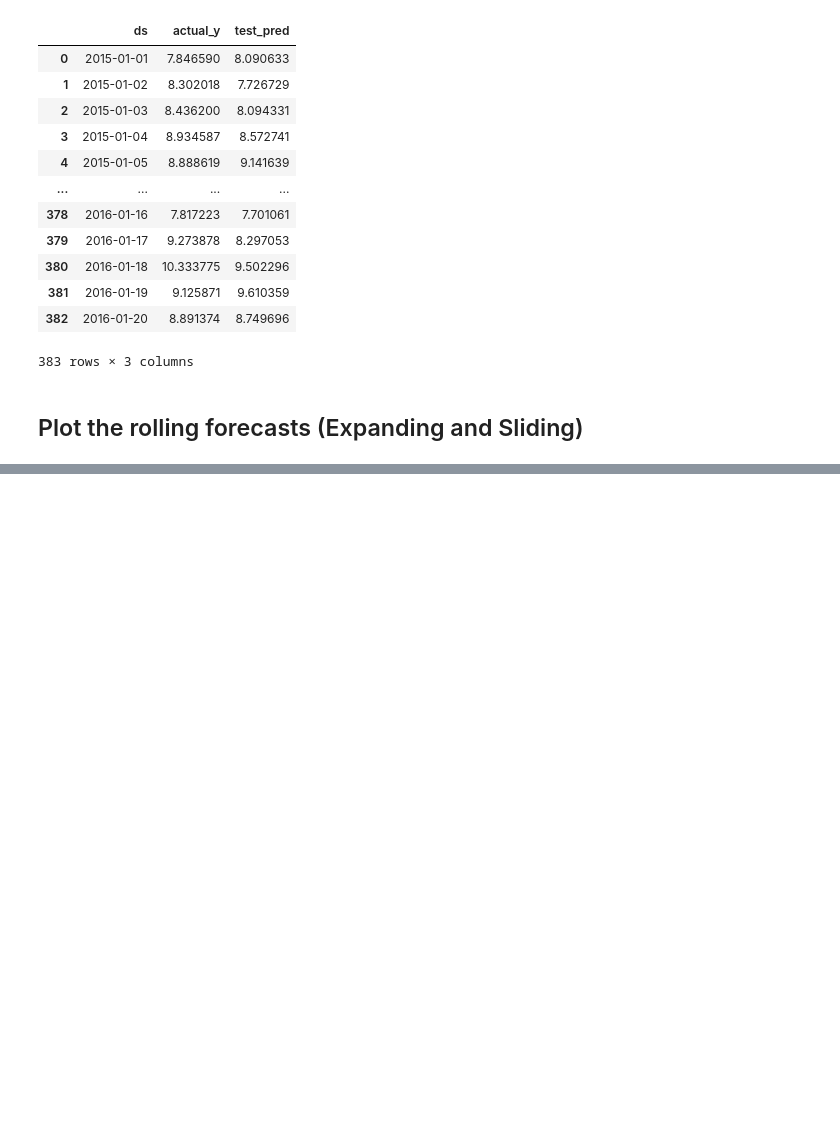
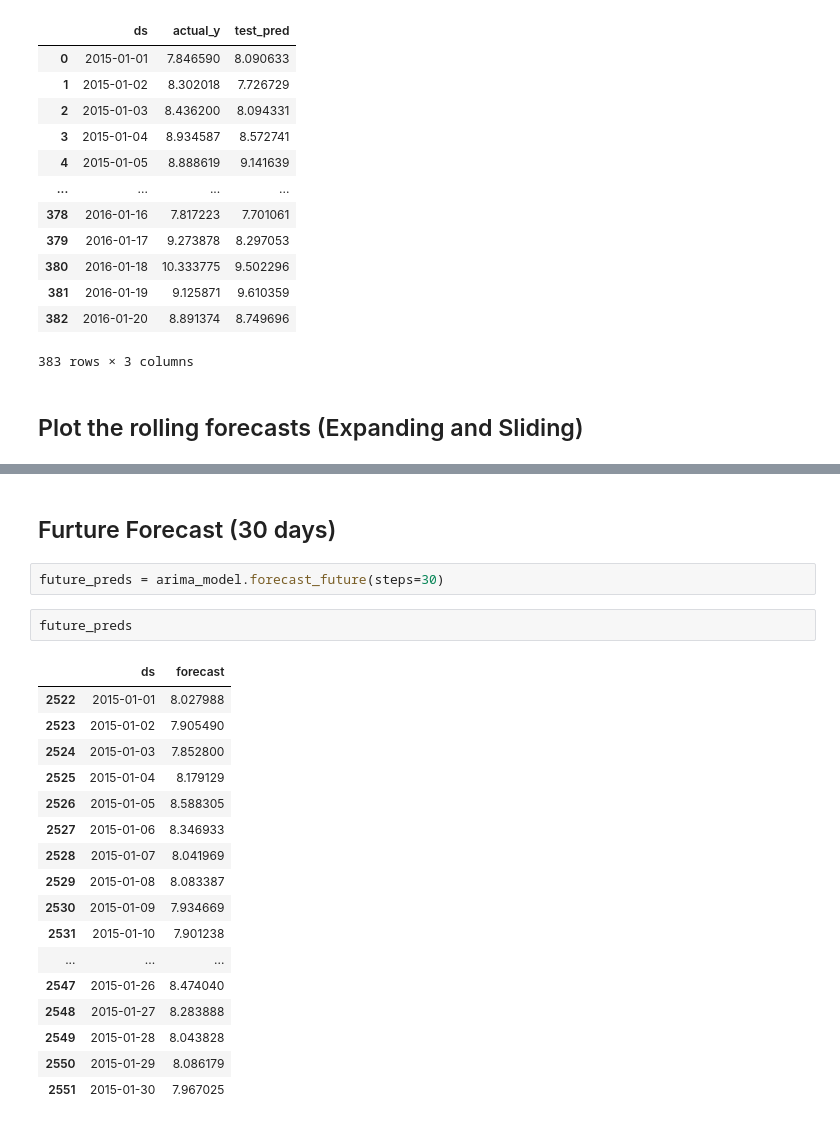
Before and after one commit to DucTrung1802/master-thesis, a Jupyter notebook: src/visualization/sample_arima_visualization.ipynb, the cells around one changed output, grey strips where cells are left out. Saved outputs shown, nothing was run; the diff lists cells and outputs as text; blank space fills up the shorter version.

```diff
--- a/src/visualization/sample_arima_visualization.ipynb
+++ b/src/visualization/sample_arima_visualization.ipynb
@@ -188 +189,25 @@ Figure saved to: ../../charts/arima\rolling_forecast_sample_arima_7_1_9.png
 [figure]
+# %% [markdown]
+## Furture Forecast (30 days)
+# %%
+future_preds = arima_model.forecast_future(steps=30)
+# %%
+future_preds
+# %% [output]
+|  | ds | forecast |
+| 2522 | 2015-01-01 | 8.027988 |
+| 2523 | 2015-01-02 | 7.905490 |
+| 2524 | 2015-01-03 | 7.852800 |
+| 2525 | 2015-01-04 | 8.179129 |
+| 2526 | 2015-01-05 | 8.588305 |
+| 2527 | 2015-01-06 | 8.346933 |
+| 2528 | 2015-01-07 | 8.041969 |
+| 2529 | 2015-01-08 | 8.083387 |
+| 2530 | 2015-01-09 | 7.934669 |
+| 2531 | 2015-01-10 | 7.901238 |
+| ... | ... | ... |
+| 2547 | 2015-01-26 | 8.474040 |
+| 2548 | 2015-01-27 | 8.283888 |
+| 2549 | 2015-01-28 | 8.043828 |
+| 2550 | 2015-01-29 | 8.086179 |
+| 2551 | 2015-01-30 | 7.967025 |
```
Also changed, not shown: parts of 5 cells of this notebook, 3 other files.
